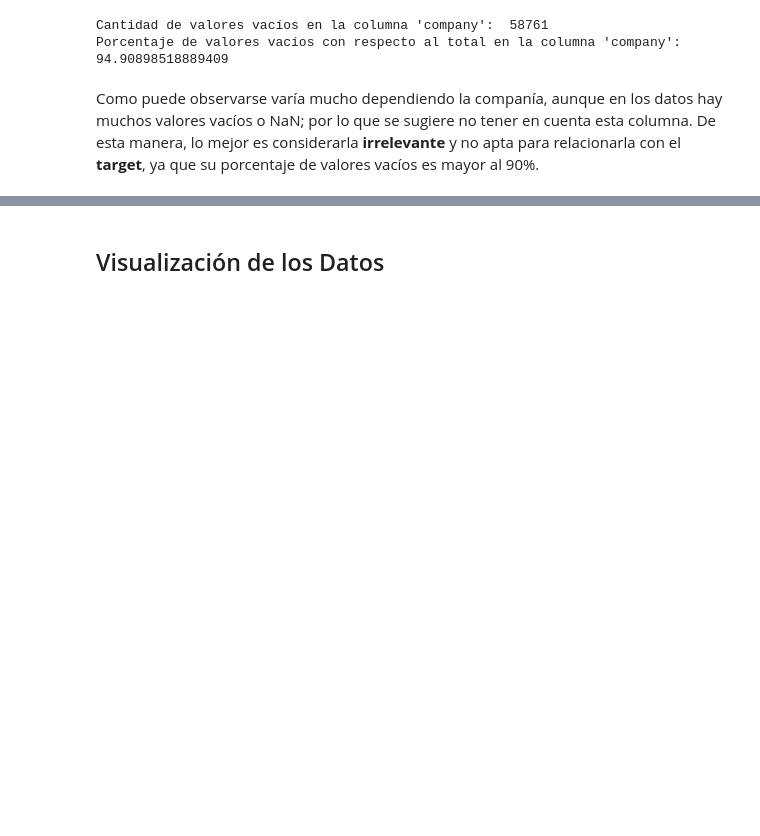
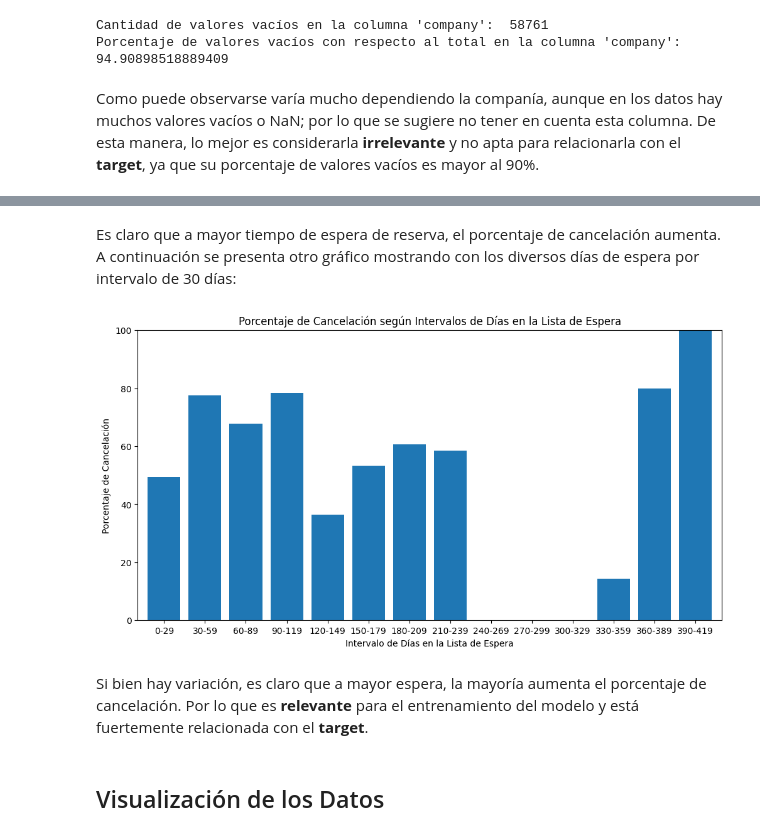
Before and after one commit to InspectorDave/OrgaDeDatos-TPs, a Jupyter notebook: 7506R_TP1_GRUPO11_CHP1_ENTREGA.ipynb, the cells around one changed output, grey strips where cells are left out. Drawn from its saved outputs; the diff is of its cells as text; code cells hidden in the pictures; blank space fills up the shorter version.

```diff
--- a/7506R_TP1_GRUPO11_CHP1_ENTREGA.ipynb
+++ b/7506R_TP1_GRUPO11_CHP1_ENTREGA.ipynb
@@ -1490,3 +1554,28 @@ Como puede observarse varía mucho dependiendo la companía, aunque en los datos
+# %% [markdown]
+Es claro que a mayor tiempo de espera de reserva, el porcentaje de cancelación aumenta. A continuación se presenta otro gráfico mostrando con los diversos días de espera por intervalo de 30 días:
+# %%
+hotels_df_copy = hotels_df.copy()
+hotels_df_copy['days_in_waiting_list'].fillna(0, inplace=True)
+max_days_waiting = hotels_df_copy['days_in_waiting_list'].max()
+interval_size = 30
+num_intervals = int(max_days_waiting / interval_size) + 1
+intervalos = [(i * interval_size, (i + 1) * interval_size) for i in range(num_intervals)]
+etiquetas = [f'{start}-{end-1}' for start, end in intervalos]
+hotels_df_copy['waiting_list_interval'] = pd.cut(hotels_df_copy['days_in_waiting_list'], bins=[start-1 for start, end in intervalos] + [float('inf')], labels=etiquetas)
+cancellation_percentages = hotels_df_copy.groupby('waiting_list_interval', observed=False)['is_canceled'].mean() * 100
+
+plt.figure(figsize=(12, 6))
+cancellation_percentages.plot(kind='bar', width=0.8)
+plt.title('Porcentaje de Cancelación según Intervalos de Días en la Lista de Espera')
+plt.xlabel('Intervalo de Días en la Lista de Espera')
+plt.ylabel('Porcentaje de Cancelación')
+plt.xticks(rotation=0)
+plt.ylim(0, 100)
+plt.show()
+# %% [output]
+[figure, added]
+# %% [markdown]
+Si bien hay variación, es claro que a mayor espera, la mayoría aumenta el porcentaje de cancelación. Por lo que es **relevante** para el entrenamiento del modelo y está fuertemente relacionada con el **target**.
 # %% [markdown]
 ## Visualización de los Datos
 # %% [markdown]
```
Also changed, not shown: parts of 8 cells of this notebook.
